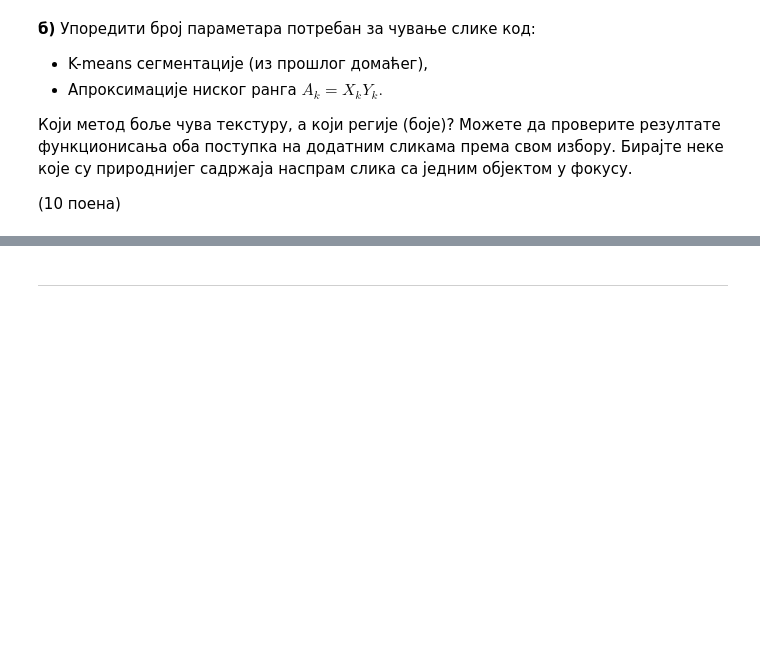
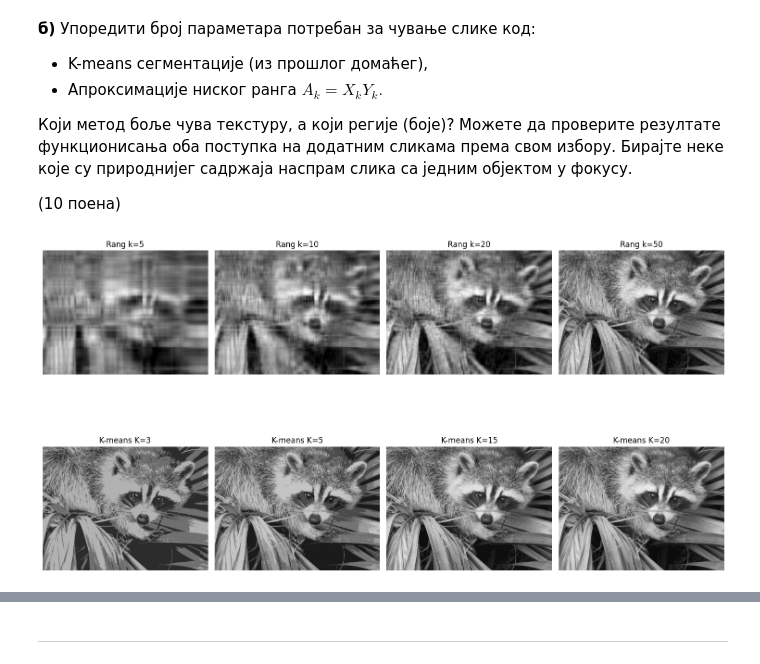
Before and after one commit to danilo-milosevic/Mat, a Jupyter notebook: 04Domaci_Danilo_Milosevic.ipynb, the cells around one changed output, grey strips where cells are left out. Saved outputs shown, nothing was run; the diff lists cells and outputs as text; code cells hidden in the pictures; blank space fills up the shorter version.

```diff
--- a/04Domaci_Danilo_Milosevic.ipynb
+++ b/04Domaci_Danilo_Milosevic.ipynb
@@ -339,3 +761,35 @@ $$
 Који метод боље чува текстуру, а који регије (боје)?  Можете да проверите резултате функционисања оба поступка на додатним сликама према свом избору. Бирајте неке које су природнијег садржаја наспрам слика са једним објектом у фокусу.
 
 (10 поена)
+# %%
+
+from sklearn.cluster import KMeans
+def compare_methods(A):
+    K_range = [5, 10, 20, 50]
+    N_clusters = [3, 5, 15, 20]
+    examples = 4
+
+    fig, axes = plt.subplots(2, examples, figsize=(15, 10))
+    axes[0,0].imshow(A, cmap='gray', vmin=0, vmax=1)
+    axes[0,0].set_title('Originalna slika'); axes[0,0].axis('off')
+
+    for idx, k in enumerate(K_range):
+        A_k = np.clip(naj_aproks(A, k), 0, 1)
+        axes[0,idx].imshow(A_k, cmap='gray', vmin=0, vmax=1)
+        axes[0,idx].set_title(f'Rang k={k}')
+        axes[0,idx].axis('off')
+
+    A_flat = A.reshape(-1, 1)
+    for idx, K in enumerate(N_clusters):
+        km = KMeans(n_clusters=K, random_state=0, n_init=5)
+        labele = km.fit_predict(A_flat)
+        A_km = km.cluster_centers_[labele].reshape(A.shape)
+        axes[1, idx].imshow(A_km, cmap='gray', vmin=0, vmax=1)
+        axes[1, idx].set_title(f'K-means K={K}')
+        axes[1, idx].axis('off')
+
+    plt.tight_layout()
+    plt.show()
+compare_methods(A)
+# %% [output]
+[figure, added]
```
Also changed, not shown: parts of 33 cells of this notebook.
